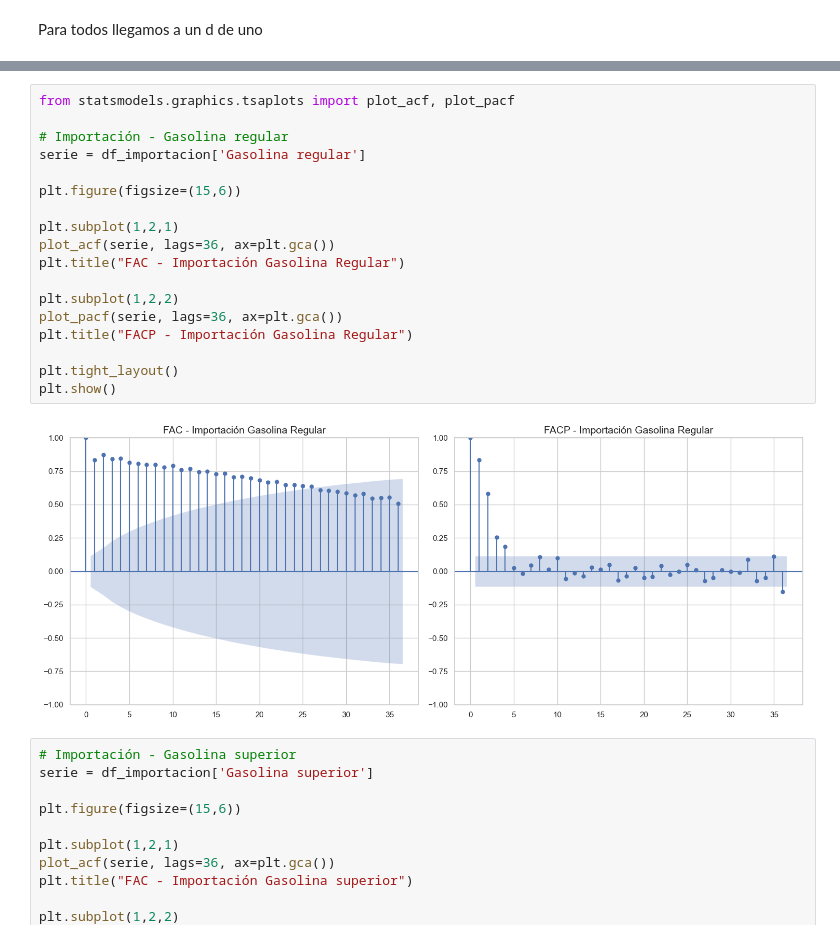
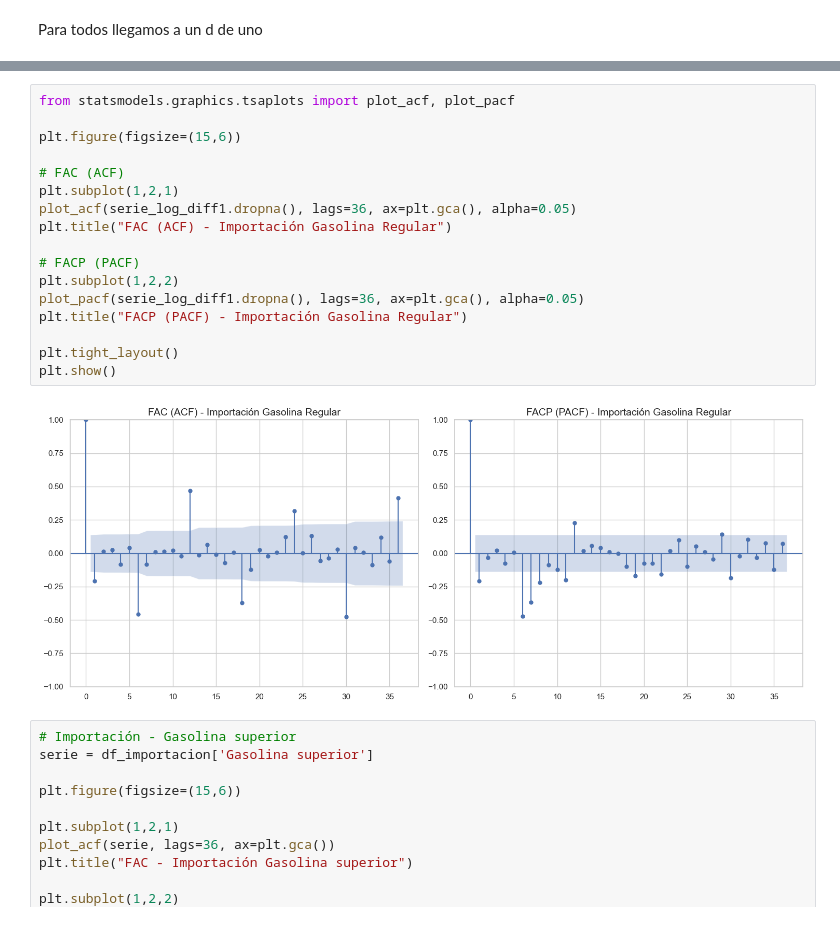
Before and after one commit to DiegoLinares11/Lab1-Data-Science, a Jupyter notebook: analisis.ipynb, the cells around one changed output, grey strips where cells are left out. Drawn from its saved outputs; the diff is of its cells as text.

Commit message:
Empezando con FAC y FACP

```diff
--- a/analisis.ipynb
+++ b/analisis.ipynb
@@ -769,23 +771,22 @@ Para todos llegamos a un d de uno
 # %%
 from statsmodels.graphics.tsaplots import plot_acf, plot_pacf
 
-# Importación - Gasolina regular
-serie = df_importacion['Gasolina regular']
-
 plt.figure(figsize=(15,6))
 
+# FAC (ACF)
 plt.subplot(1,2,1)
-plot_acf(serie, lags=36, ax=plt.gca())
-plt.title("FAC - Importación Gasolina Regular")
+plot_acf(serie_log_diff1.dropna(), lags=36, ax=plt.gca(), alpha=0.05)
+plt.title("FAC (ACF) - Importación Gasolina Regular")
 
+# FACP (PACF)
 plt.subplot(1,2,2)
-plot_pacf(serie, lags=36, ax=plt.gca())
-plt.title("FACP - Importación Gasolina Regular")
+plot_pacf(serie_log_diff1.dropna(), lags=36, ax=plt.gca(), alpha=0.05)
+plt.title("FACP (PACF) - Importación Gasolina Regular")
 
 plt.tight_layout()
 plt.show()
 # %% [output]
-[figure, old version]
+[figure, new version]
 # %%
 # Importación - Gasolina superior
 serie = df_importacion['Gasolina superior']
```
Also changed, not shown: parts of 1 cell of this notebook.
